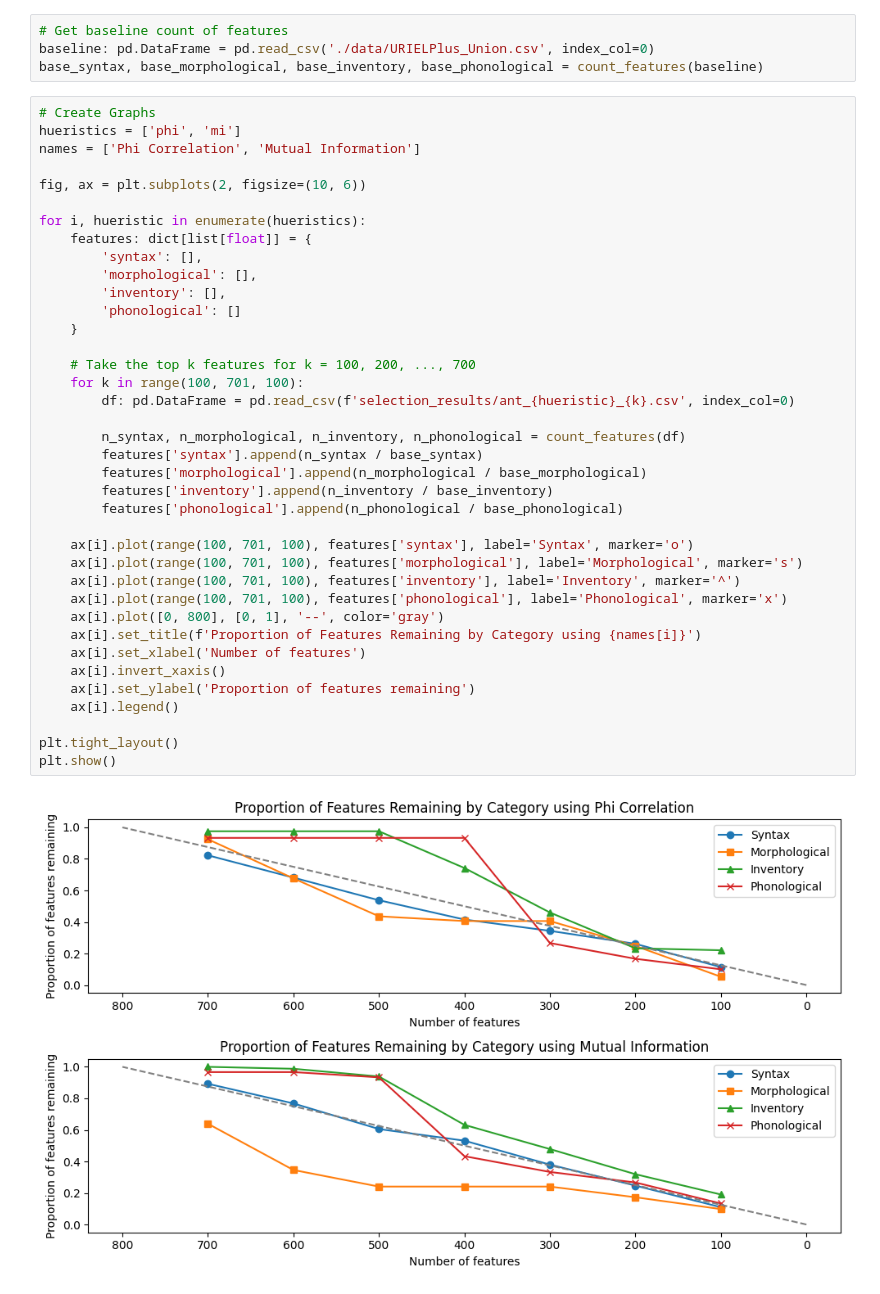
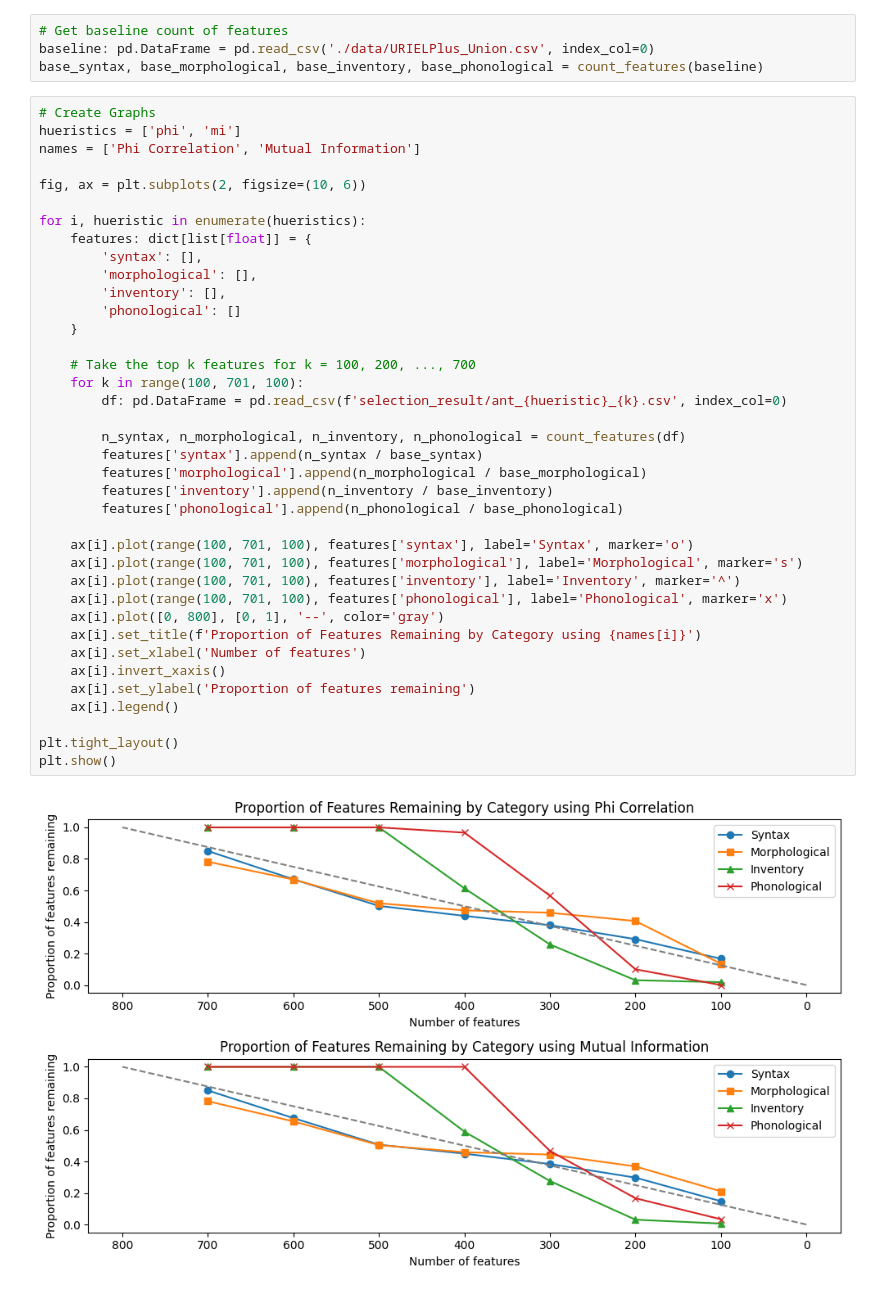
Before and after one commit to Swithord/URIELPlusOptimization, a Jupyter notebook: ant_selection_analysis.ipynb, the cells around one changed output. Cells and saved outputs as stored; diff of their text form.

Commit message:
added results

```diff
--- a/ant_selection_analysis.ipynb
+++ b/ant_selection_analysis.ipynb
@@ -47,32 +47,32 @@ for i, hueristic in enumerate(hueristics):
     features: dict[list[float]] = {
         'syntax': [],
         'morphological': [],
         'inventory': [],
         'phonological': []
     }
 
     # Take the top k features for k = 100, 200, ..., 700
     for k in range(100, 701, 100):
-        df: pd.DataFrame = pd.read_csv(f'selection_results/ant_{hueristic}_{k}.csv', index_col=0)
+        df: pd.DataFrame = pd.read_csv(f'selection_result/ant_{hueristic}_{k}.csv', index_col=0)
 
         n_syntax, n_morphological, n_inventory, n_phonological = count_features(df)
         features['syntax'].append(n_syntax / base_syntax)
         features['morphological'].append(n_morphological / base_morphological)
         features['inventory'].append(n_inventory / base_inventory)
         features['phonological'].append(n_phonological / base_phonological)
 
     ax[i].plot(range(100, 701, 100), features['syntax'], label='Syntax', marker='o')
     ax[i].plot(range(100, 701, 100), features['morphological'], label='Morphological', marker='s')
     ax[i].plot(range(100, 701, 100), features['inventory'], label='Inventory', marker='^')
     ax[i].plot(range(100, 701, 100), features['phonological'], label='Phonological', marker='x')
     ax[i].plot([0, 800], [0, 1], '--', color='gray')
     ax[i].set_title(f'Proportion of Features Remaining by Category using {names[i]}')
     ax[i].set_xlabel('Number of features')
     ax[i].invert_xaxis()
     ax[i].set_ylabel('Proportion of features remaining')
     ax[i].legend()
 
 plt.tight_layout()
 plt.show()
 # %% [output]
-[figure, old version]
+[figure, new version]
```
Also changed, not shown: 1 other file.
